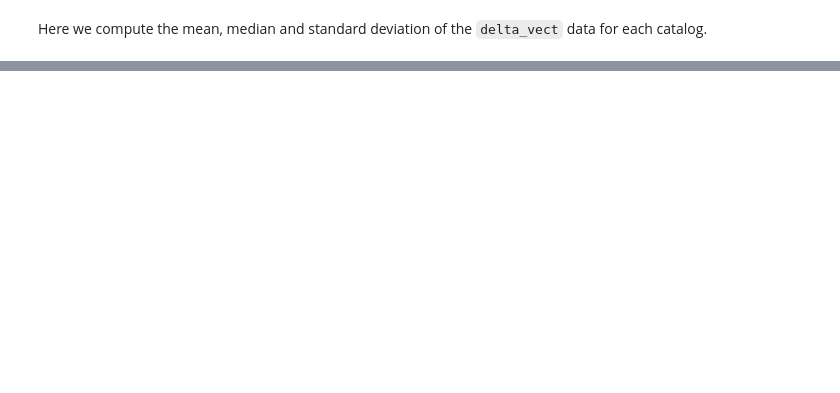
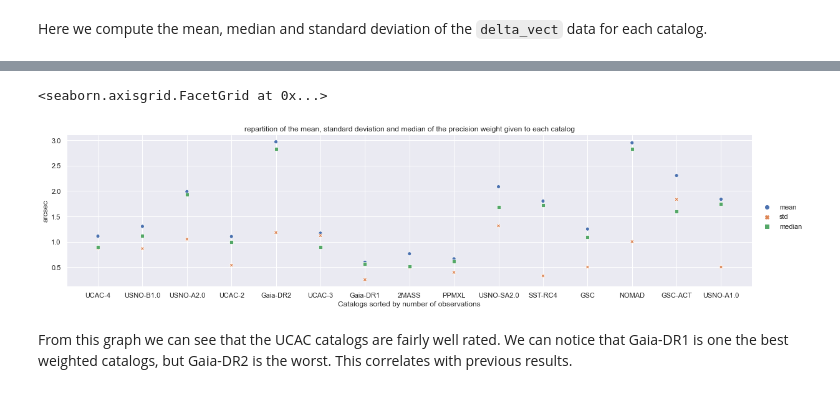
Before and after one commit to Keith-Maxwell/DynAstVO-Stats, a Jupyter notebook: Visualisation_DynAstVO.ipynb, the cells around one changed output, grey strips where cells are left out. Saved outputs shown, nothing was run; the diff lists cells and outputs as text; code cells hidden in the pictures; blank space fills up the shorter version.

```diff
--- a/Visualisation_DynAstVO.ipynb
+++ b/Visualisation_DynAstVO.ipynb
@@ -232,0 +236,9 @@ len(OSdata[(OSdata['catalog'].isin(['Gaia-DR2'])) & (OSdata['delta_vect'] <= 0.6
+# %%
+weight_stats = pd.DataFrame(index=MOST_USED_CATALOGS, columns=['mean', 'std', 'median', 'count'])
+for catalog in MOST_USED_CATALOGS:
+    mean = OSdata[(OSdata['catalog'] == catalog) & (OSdata['acceptance'] == 1)].weight_vect.mean()
+    std = OSdata[(OSdata['catalog'] == catalog) & (OSdata['acceptance'] == 1)].weight_vect.std()
+    median = OSdata[(OSdata['catalog'] == catalog) & (OSdata['acceptance'] == 1)].weight_vect.median()
+    count = len(OSdata[(OSdata['catalog'] == catalog) & (OSdata['acceptance'] == 1)].index)
+    weight_stats.loc[catalog] = pd.Series({'mean': mean, 'std': std, 'median': median, 'count': count})
+weight_stats
@@ -232,0 +262,9 @@ len(OSdata[(OSdata['catalog'].isin(['Gaia-DR2'])) & (OSdata['delta_vect'] <= 0.6
+# %%
+ax = sns.relplot(data=weight_stats.drop(['count'], axis=1), size='count', height=4, aspect=4)
+ax.set(xlabel='Catalogs sorted by number of observations', ylabel='arcsec',
+       title='repartition of the mean, standard deviation and median of the precision weight given to each catalog')
+# %% [output]
+<seaborn.axisgrid.FacetGrid at 0x...>
+[figure, added]
+# %% [markdown]
+From this graph we can see  that the UCAC catalogs are fairly well rated. We can notice that Gaia-DR1 is one the best weighted catalogs, but Gaia-DR2 is the worst. This correlates with previous results.
```
Also changed, not shown: parts of 16 cells of this notebook.
